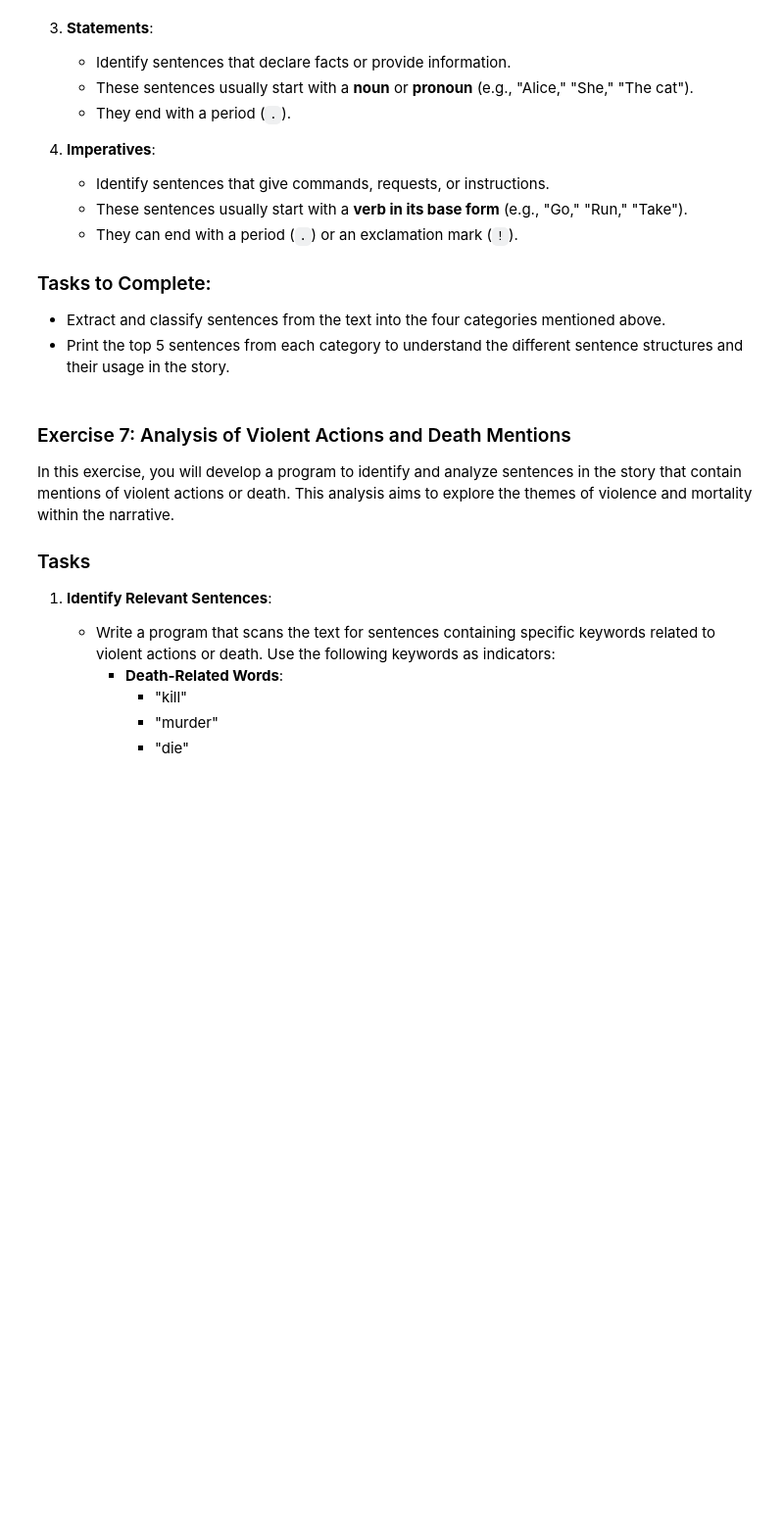
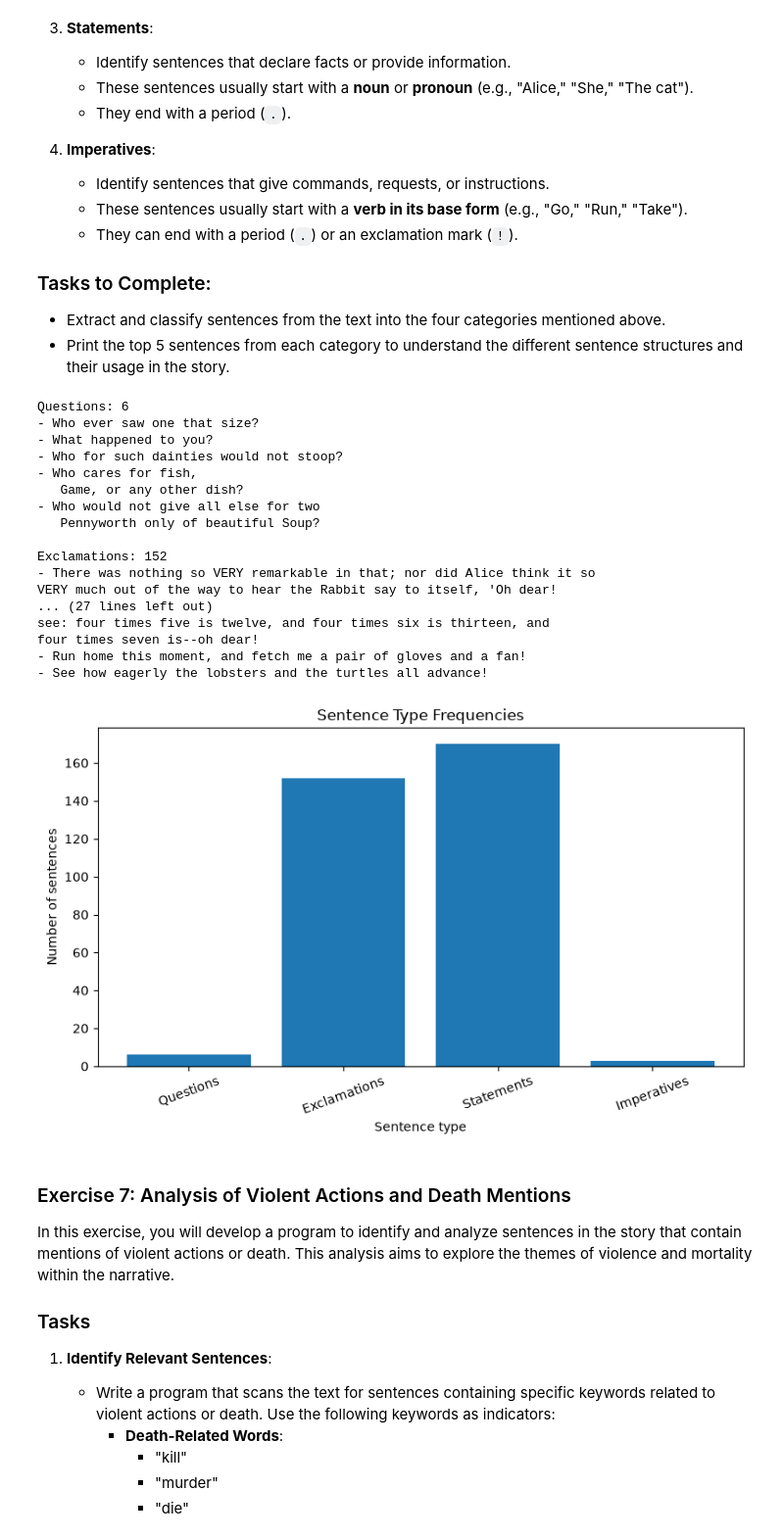
Before and after one commit to Biyou07/Y4, a Jupyter notebook: S7/NLP/LABS/1/NLP_LAB1_V1_Empty.ipynb, the cells around one changed output. Shown at 98% size. Saved outputs shown, nothing was run; the diff lists cells and outputs as text; code cells hidden in the pictures; blank space fills up the shorter version.

```diff
--- a/S7/NLP/LABS/1/NLP_LAB1_V1_Empty.ipynb
+++ b/S7/NLP/LABS/1/NLP_LAB1_V1_Empty.ipynb
@@ -729,39 +731,103 @@ In this exercise, we will categorize sentences in the text based on their type,
 # %%
 import nltk
 import matplotlib.pyplot as plt
 from nltk.tokenize import sent_tokenize, word_tokenize
 
-
-# Load the "Alice in Wonderland" text from NLTK's Gutenberg corpus
+# Load the "Alice in Wonderland" text from the NLTK Gutenberg corpus
 from nltk.corpus import gutenberg
 alice_text = gutenberg.raw('carroll-alice.txt')
 
 # Function to check if a word is a noun or pronoun
 def is_noun_or_pronoun(word):
-    """Check if a word is a noun or pronoun based on its part of speech tag."""
-    return False
+    """Return True when the word is tagged as a noun or pronoun."""
+    pos_tagged = nltk.pos_tag([word])
+    pos = pos_tagged[0][1]
+    return pos.startswith('NN') or pos.startswith('PRP')
 
 
 # Function to extract and categorize sentences
 def categorize_sentences(text):
     """Categorize sentences into Questions, Exclamations, Statements, and Imperatives."""
     sentences = sent_tokenize(text)
+    categories = {
+        'Questions': [],
+        'Exclamations': [],
+        'Statements': [],
+        'Imperatives': []
+    }
+    question_words = {'who', 'what', 'why', 'where'}
 
-    # Initialize categories
-    categories = {'Questions': [], 'Exclamations': [], 'Statements': [], 'Imperatives': []}
+    for sentence in sentences:
+        words = word_tokenize(sentence)
+        if not words:
+            continue
+
+        first_word = words[0].lower()
+        first_tag = nltk.pos_tag([first_word])[0][1]
+
+        # Questions must start with a wh-word and end with '?'.
+        if first_word in question_words and sentence.rstrip().endswith('?'):
+            categories['Questions'].append(sentence)
+        # Imperatives usually start with a base-form verb and end with '.' or '!'.
+        elif first_tag == 'VB' and sentence.rstrip().endswith(('.', '!')):
+            categories['Imperatives'].append(sentence)
+        # Exclamations end with '!'.
+        elif sentence.rstrip().endswith('!'):
+            categories['Exclamations'].append(sentence)
+        # Statements start with a noun/pronoun and end with '.'.
+        elif (first_tag.startswith('NN') or first_tag.startswith('PRP')) \
+                and sentence.rstrip().endswith('.'):
+            categories['Statements'].append(sentence)
 
     return categories
+
 
 # Categorize the sentences in the text
 categories = categorize_sentences(alice_text)
 
 # Function to plot the frequencies of the categories
 def plot_category_frequencies(categories):
-    """Plot the frequencies of different sentence categories."""
+    """Plot the number of sentences in each category."""
+    labels = list(categories.keys())
+    frequencies = [len(categories[label]) for label in labels]
 
+    plt.figure(figsize=(8, 5))
+    plt.bar(labels, frequencies)
+    plt.title('Sentence Type Frequencies')
+    plt.xlabel('Sentence type')
+    plt.ylabel('Number of sentences')
+    plt.xticks(rotation=20)
+    plt.tight_layout()
+    plt.show()
+
+
+# Print a sample of each category
+for category, sentences in categories.items():
+    print(f'\n{category}: {len(sentences)}')
+    for sentence in sentences[:5]:
+        print('-', sentence)
 
 # Plot the frequencies
 plot_category_frequencies(categories)
+# %% [output]
+Questions: 6
+- Who ever saw one that size?
+- What happened to you?
+- Who for such dainties would not stoop?
+- Who cares for fish,
+   Game, or any other dish?
+- Who would not give all else for two
+   Pennyworth only of beautiful Soup?
+
+Exclamations: 152
+- There was nothing so VERY remarkable in that; nor did Alice think it so
+VERY much out of the way to hear the Rabbit say to itself, 'Oh dear!
+... (27 lines left out)
+see: four times five is twelve, and four times six is thirteen, and
+four times seven is--oh dear!
+- Run home this moment, and fetch me a pair of gloves and a fan!
+- See how eagerly the lobsters and the turtles all advance!
+[figure, added]
 # %% [markdown]
 ### Exercise 7: Analysis of Violent Actions and Death Mentions
 
```
Also changed, not shown: parts of 3 cells of this notebook.
